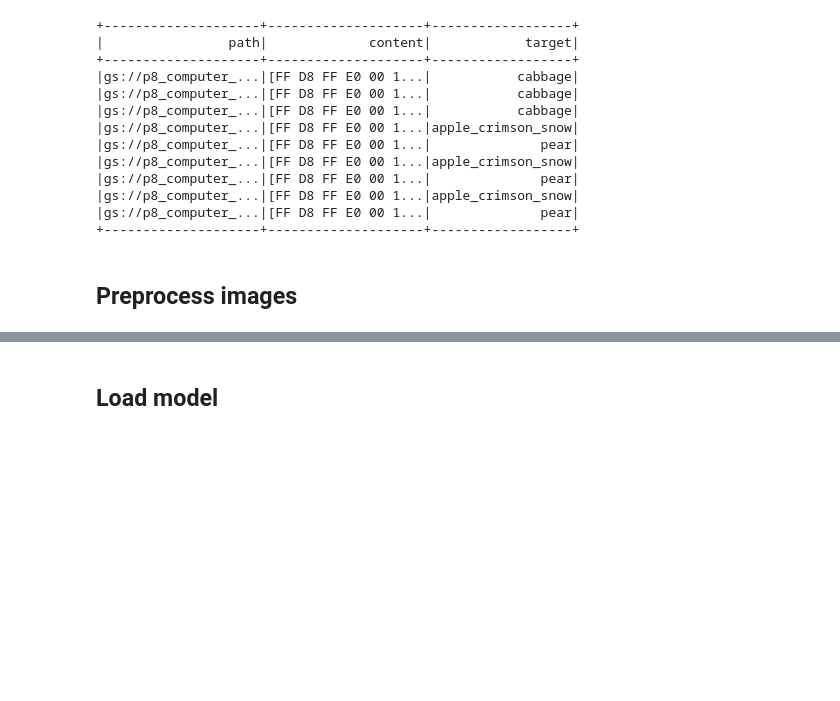
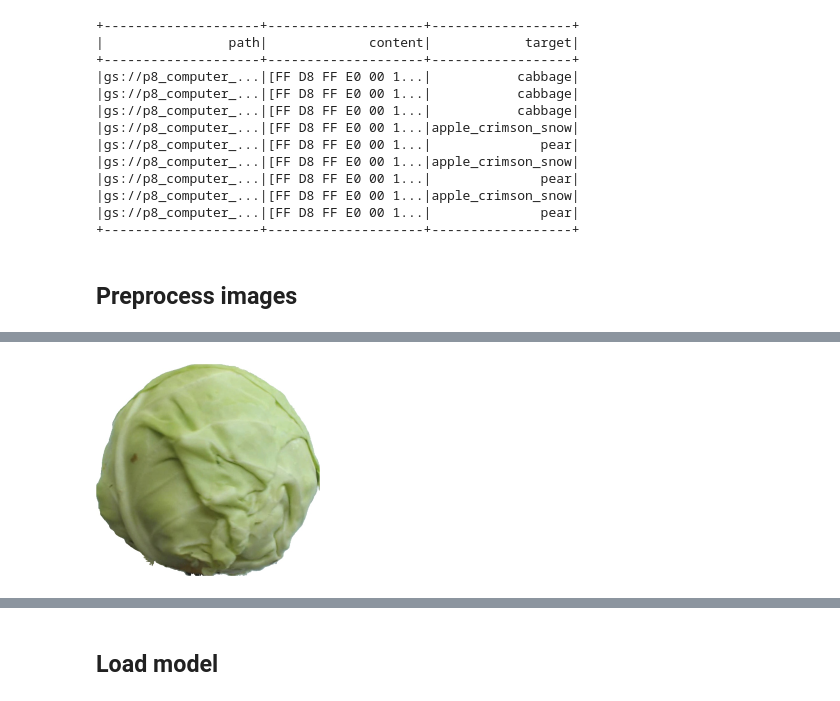
Before and after one commit to florabajolet/OCR8_spark_hadoop, a Jupyter notebook: P8_spark.ipynb, the cells around one changed output, grey strips where cells are left out. Saved outputs shown, nothing was run; the diff lists cells and outputs as text; code cells hidden in the pictures; blank space fills up the shorter version.

```diff
--- a/P8_spark.ipynb
+++ b/P8_spark.ipynb
@@ -163,0 +93,16 @@ img2
+# %%
+# Get width and height
+width, height = img_example.size
+# Convert to array
+img_array = np.array(img_example)
+# Calculate border to respect aspect ratio
+border = round((width - height) / 2)
+# Add border
+img_border = cv2.copyMakeBorder(img_array, border, border, 0, 0,
+                                        cv2.BORDER_CONSTANT, None, value = (255, 255, 255))
+# Resize to 224 x 224
+img_resized = cv2.resize(img_border, (224, 224), interpolation = cv2.INTER_AREA)
+img_resized_visible = Image.fromarray(np.uint8(img_resized)).convert('RGB')
+img_resized_visible
+# %% [output]
+[figure, added]
```
Also changed, not shown: parts of 46 cells of this notebook.
